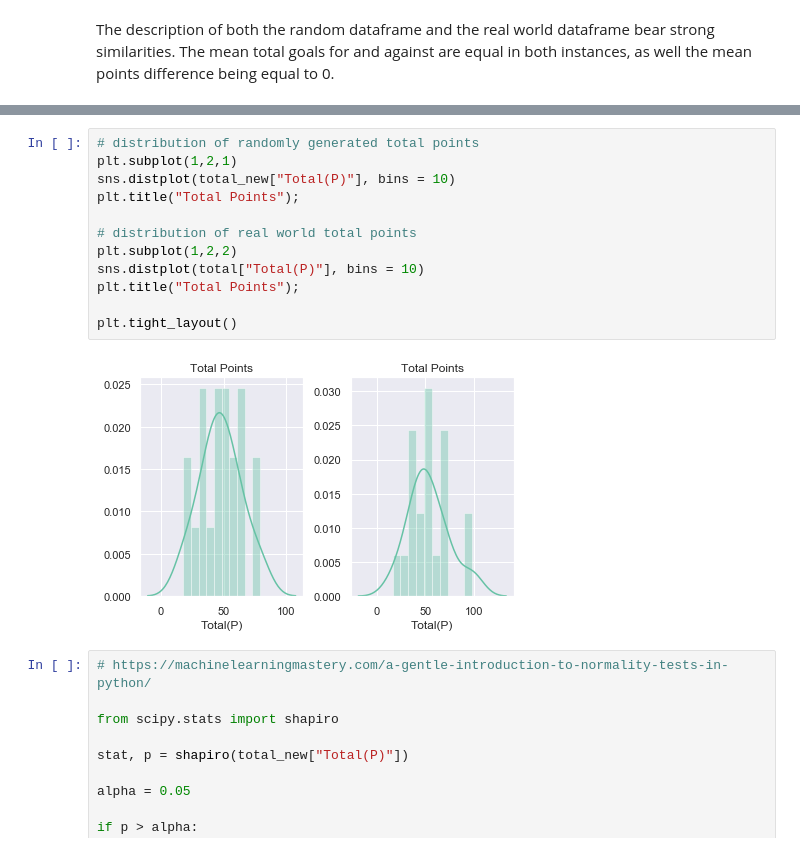
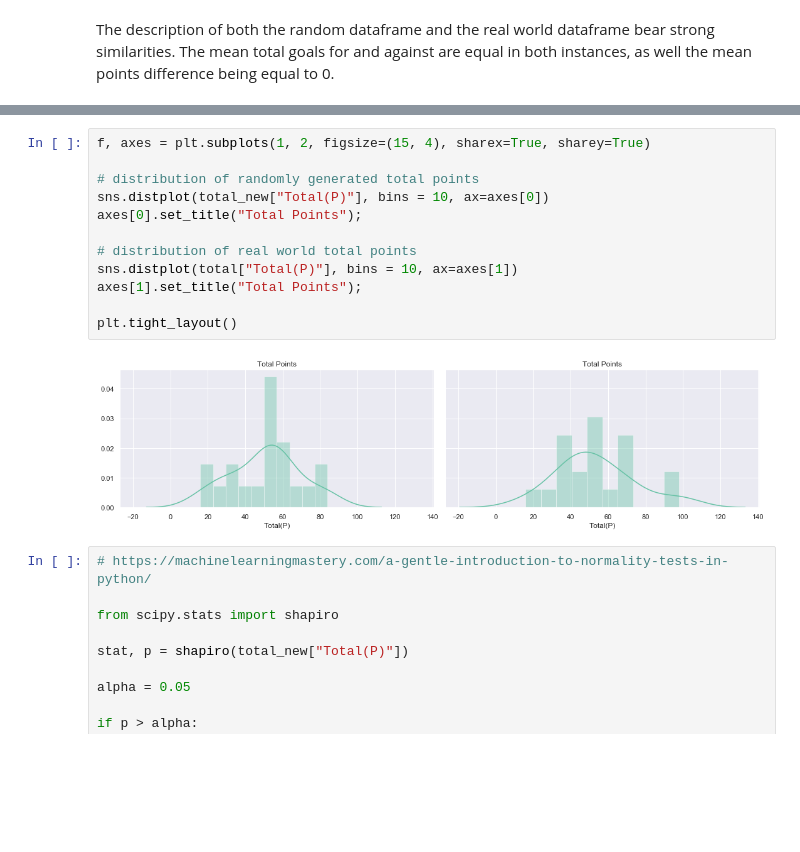
Before and after one commit to ANihill/fundamentalsProject, a Jupyter notebook: Project.ipynb, the cells around one changed output, grey strips where cells are left out. Saved outputs shown, nothing was run; the diff lists cells and outputs as text; blank space fills up the shorter version.

```diff
--- a/Project.ipynb
+++ b/Project.ipynb
@@ -999,17 +998,17 @@ plt.title("Goal Difference");
 # %%
+f, axes = plt.subplots(1, 2, figsize=(15, 4), sharex=True, sharey=True)
+
 # distribution of randomly generated total points
-plt.subplot(1,2,1)
-sns.distplot(total_new["Total(P)"], bins = 10)
-plt.title("Total Points");
+sns.distplot(total_new["Total(P)"], bins = 10, ax=axes[0])
+axes[0].set_title("Total Points");
 
 # distribution of real world total points
-plt.subplot(1,2,2)
-sns.distplot(total["Total(P)"], bins = 10)
-plt.title("Total Points");
+sns.distplot(total["Total(P)"], bins = 10, ax=axes[1])
+axes[1].set_title("Total Points");
 
 plt.tight_layout()
 # %% [output]
-[figure, old version]
+[figure, new version]
 # %%
 # https://machinelearningmastery.com/a-gentle-introduction-to-normality-tests-in-python/
 
```
Also changed, not shown: parts of 51 cells of this notebook, 1 other file.
